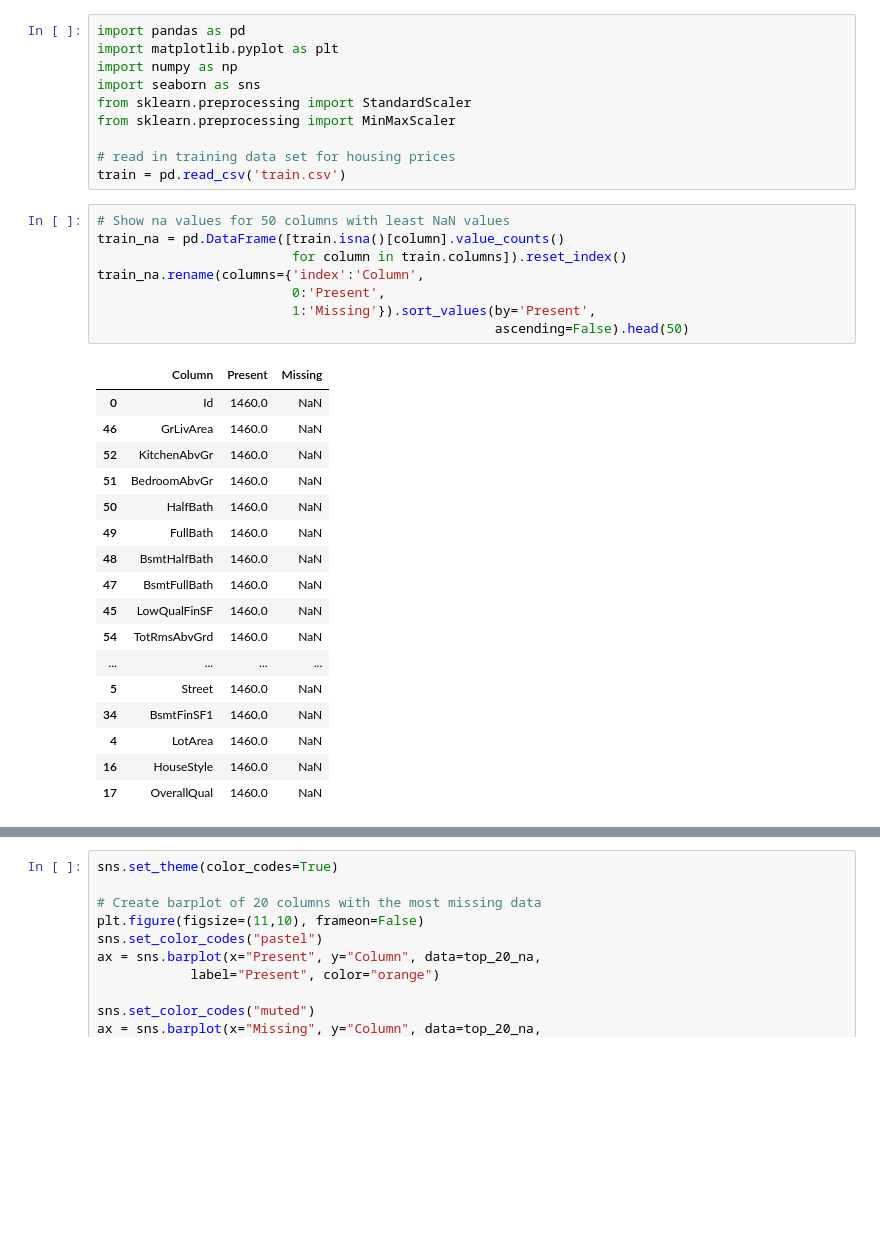
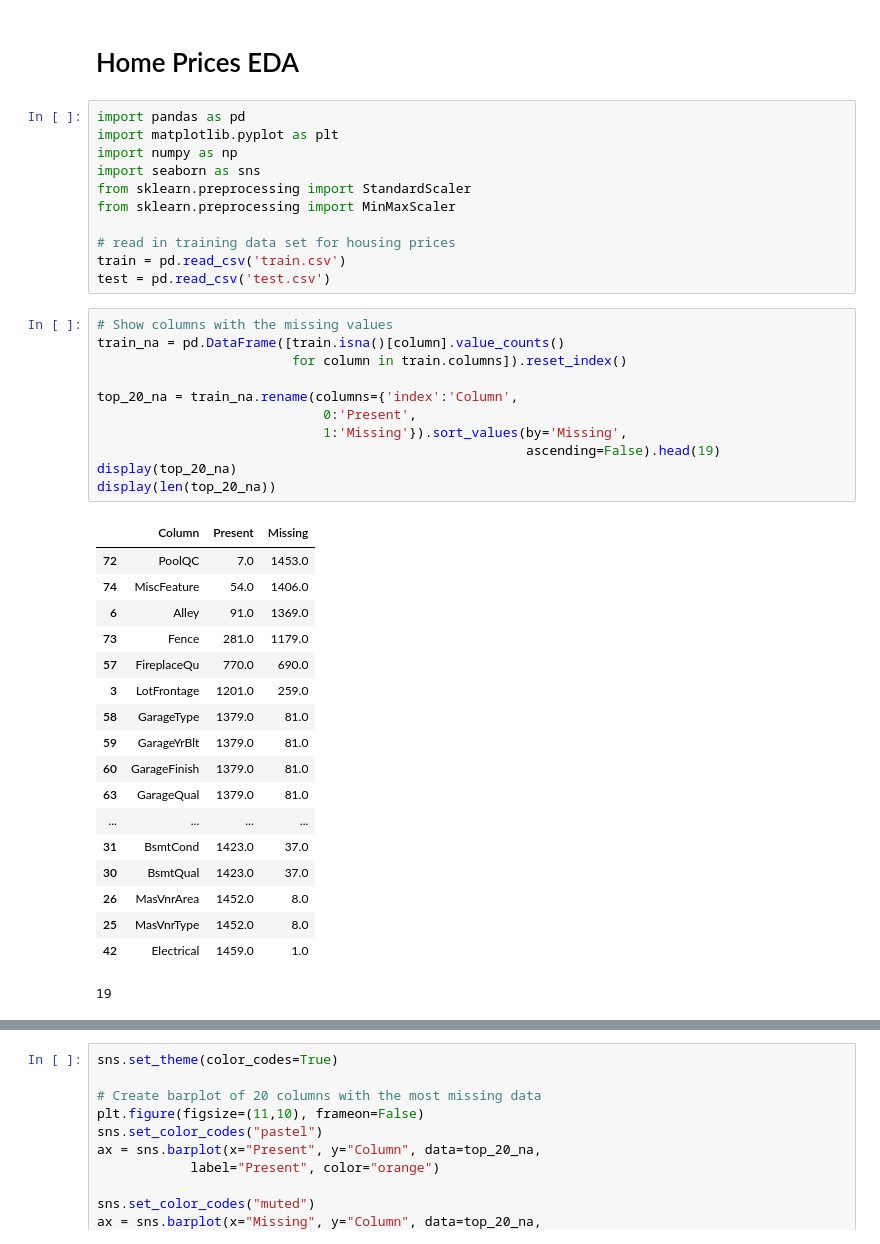
Before and after one commit to oimartin/Predicting_House_Prices, a Jupyter notebook: predicting_home_prices.ipynb, the cells around one changed output, grey strips where cells are left out. Cells and saved outputs as stored; diff of their text form; blank space fills up the shorter version.

Commit message:
updated some missing values colab notebook

```diff
--- a/predicting_home_prices.ipynb
+++ b/predicting_home_prices.ipynb
@@ -1,3 +1,5 @@
+# %% [markdown]
+# Home Prices EDA
 # %%
 import pandas as pd
 import matplotlib.pyplot as plt
@@ -8,29 +10,34 @@ from sklearn.preprocessing import MinMaxScaler
 
 # read in training data set for housing prices
 train = pd.read_csv('train.csv')
+test = pd.read_csv('test.csv')
 # %%
-# Show na values for 50 columns with least NaN values
+# Show columns with the missing values
 train_na = pd.DataFrame([train.isna()[column].value_counts()
                          for column in train.columns]).reset_index()
-train_na.rename(columns={'index':'Column',
-                         0:'Present',
-                         1:'Missing'}).sort_values(by='Present',
-                                                   ascending=False).head(50)
+
+top_20_na = train_na.rename(columns={'index':'Column',
+                             0:'Present',
+                             1:'Missing'}).sort_values(by='Missing',
+                                                       ascending=False).head(19)
+display(top_20_na)
+display(len(top_20_na))
 # %% [output]
 |  | Column | Present | Missing |
-| 0 | Id | 1460.0 | NaN |
-| 46 | GrLivArea | 1460.0 | NaN |
-| 52 | KitchenAbvGr | 1460.0 | NaN |
-| 51 | BedroomAbvGr | 1460.0 | NaN |
-| 50 | HalfBath | 1460.0 | NaN |
-| 49 | FullBath | 1460.0 | NaN |
-| 48 | BsmtHalfBath | 1460.0 | NaN |
-| 47 | BsmtFullBath | 1460.0 | NaN |
-| 45 | LowQualFinSF | 1460.0 | NaN |
-| 54 | TotRmsAbvGrd | 1460.0 | NaN |
+| 72 | PoolQC | 7.0 | 1453.0 |
+| 74 | MiscFeature | 54.0 | 1406.0 |
+| 6 | Alley | 91.0 | 1369.0 |
+| 73 | Fence | 281.0 | 1179.0 |
+| 57 | FireplaceQu | 770.0 | 690.0 |
+| 3 | LotFrontage | 1201.0 | 259.0 |
+| 58 | GarageType | 1379.0 | 81.0 |
+| 59 | GarageYrBlt | 1379.0 | 81.0 |
+| 60 | GarageFinish | 1379.0 | 81.0 |
+| 63 | GarageQual | 1379.0 | 81.0 |
 | ... | ... | ... | ... |
-| 5 | Street | 1460.0 | NaN |
-| 34 | BsmtFinSF1 | 1460.0 | NaN |
-| 4 | LotArea | 1460.0 | NaN |
-| 16 | HouseStyle | 1460.0 | NaN |
-| 17 | OverallQual | 1460.0 | NaN |
+| 31 | BsmtCond | 1423.0 | 37.0 |
+| 30 | BsmtQual | 1423.0 | 37.0 |
+| 26 | MasVnrArea | 1452.0 | 8.0 |
+| 25 | MasVnrType | 1452.0 | 8.0 |
+| 42 | Electrical | 1459.0 | 1.0 |
+19
```
Also changed, not shown: parts of 7 cells of this notebook.
